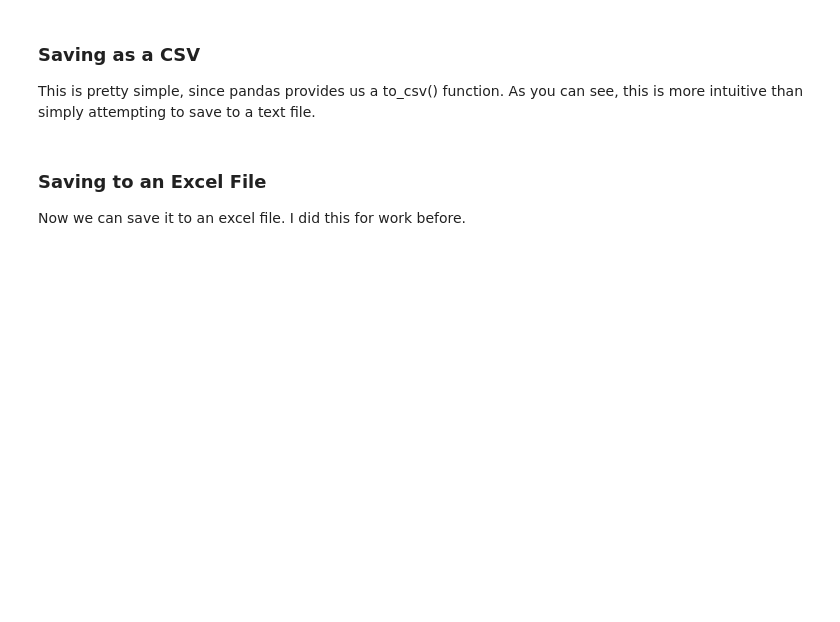
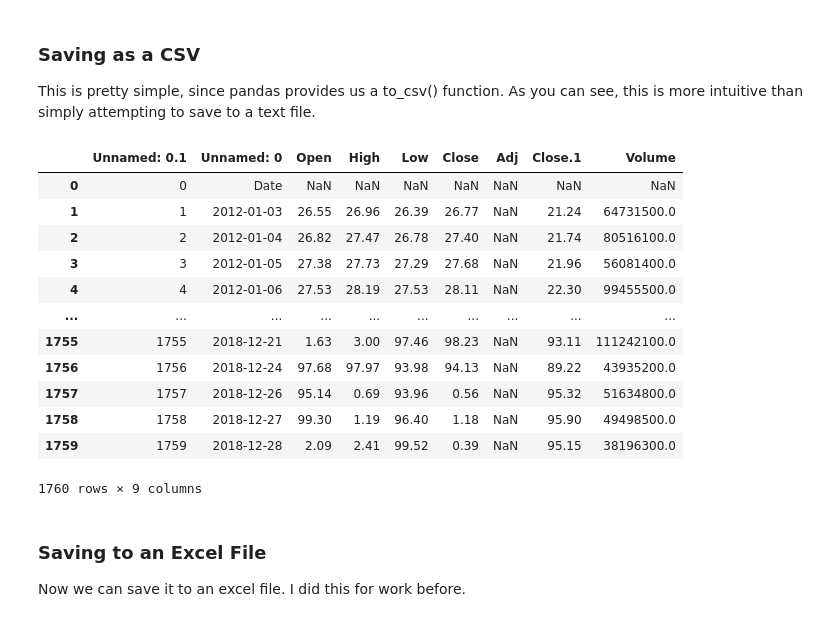
Before and after one commit to leoouyang781/Test-Repository, a Jupyter notebook: Python-For-Finance-2nd-Edition/Chapter 6.ipynb, the cells around one changed output. Cells and saved outputs as stored; diff of their text form; code cells hidden in the pictures; blank space fills up the shorter version.

```diff
--- a/Python-For-Finance-2nd-Edition/Chapter 6.ipynb
+++ b/Python-For-Finance-2nd-Edition/Chapter 6.ipynb
@@ -335,6 +335,22 @@ Clearly this shows that a text file probably isn't the best way to store informa
 This is pretty simple, since pandas provides us a to_csv() function. As you can see, this is more intuitive than simply attempting to save to a text file.
 # %%
 df.to_csv('msft.csv', sep=',', index=True, header=True)
+# %%
+pd.read_csv('/opt/code/test_repo/Python-For-Finance-2nd-Edition/msft.csv')
+# %% [output]
+|  | Unnamed: 0.1 | Unnamed: 0 | Open | High | Low | Close | Adj | Close.1 | Volume |
+| 0 | 0 | Date | NaN | NaN | NaN | NaN | NaN | NaN | NaN |
+| 1 | 1 | 2012-01-03 | 26.55 | 26.96 | 26.39 | 26.77 | NaN | 21.24 | 64731500.0 |
+| 2 | 2 | 2012-01-04 | 26.82 | 27.47 | 26.78 | 27.40 | NaN | 21.74 | 80516100.0 |
+| 3 | 3 | 2012-01-05 | 27.38 | 27.73 | 27.29 | 27.68 | NaN | 21.96 | 56081400.0 |
+| 4 | 4 | 2012-01-06 | 27.53 | 28.19 | 27.53 | 28.11 | NaN | 22.30 | 99455500.0 |
+| ... | ... | ... | ... | ... | ... | ... | ... | ... | ... |
+| 1755 | 1755 | 2018-12-21 | 1.63 | 3.00 | 97.46 | 98.23 | NaN | 93.11 | 111242100.0 |
+| 1756 | 1756 | 2018-12-24 | 97.68 | 97.97 | 93.98 | 94.13 | NaN | 89.22 | 43935200.0 |
+| 1757 | 1757 | 2018-12-26 | 95.14 | 0.69 | 93.96 | 0.56 | NaN | 95.32 | 51634800.0 |
+| 1758 | 1758 | 2018-12-27 | 99.30 | 1.19 | 96.40 | 1.18 | NaN | 95.90 | 49498500.0 |
+| 1759 | 1759 | 2018-12-28 | 2.09 | 2.41 | 99.52 | 0.39 | NaN | 95.15 | 38196300.0 |
+1760 rows × 9 columns
 # %% [markdown]
 ### Saving to an Excel File
 
```
Also changed, not shown: parts of 23 cells of this notebook, 5 other files.
